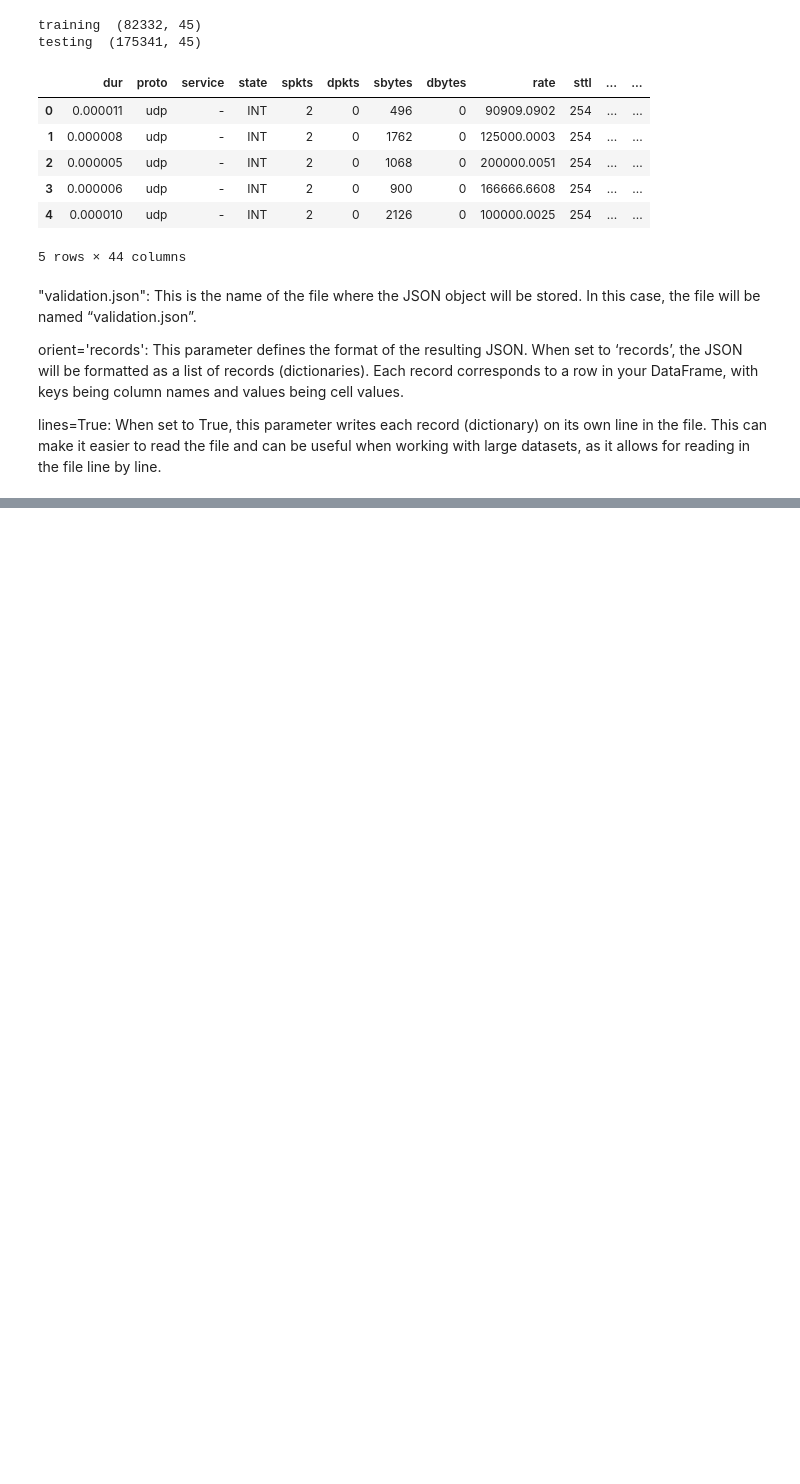
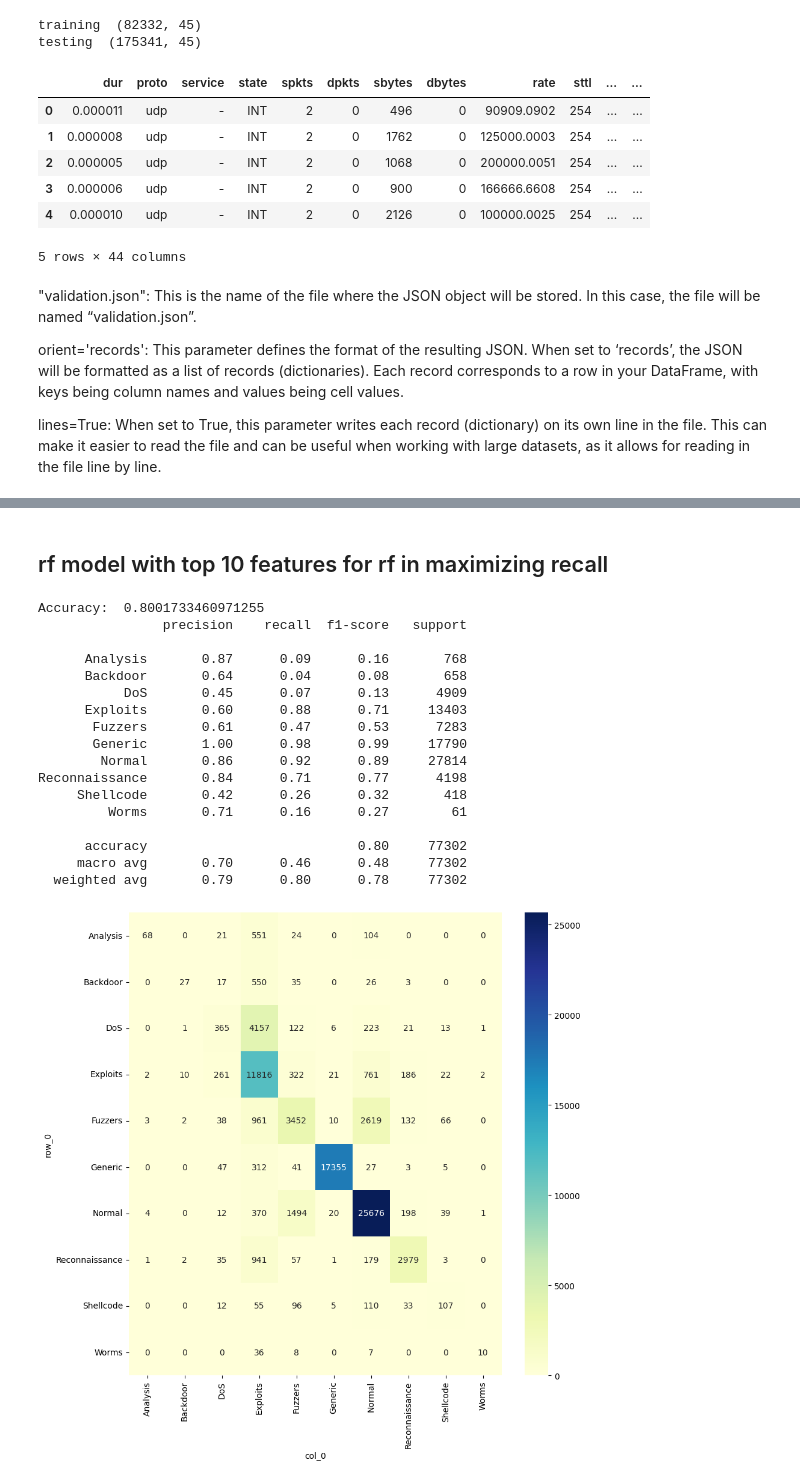
Before and after one commit to Abugahh/Detecting-Networks-Anomaly-using-ML, a Jupyter notebook: Project2.ipynb, the cells around one changed output, grey strips where cells are left out. Saved outputs shown, nothing was run; the diff lists cells and outputs as text; code cells hidden in the pictures; blank space fills up the shorter version.

```diff
--- a/Project2.ipynb
+++ b/Project2.ipynb
@@ -68,0 +154,9 @@ lines=True: When set to True, this parameter writes each record (dictionary) on
+# %%
+rf_best = grid_search.best_estimator_
+feature_imp = pd.DataFrame({'Name':X.columns, 'Importance':rf_best.feature_importances_})
+
+#The importance score is a measure of how much a feature contributes to the prediction of the target variable. The code then sorts the DataFrame by the importance score in descending order and resets the index.
+
+feature_imp = feature_imp.sort_values('Importance',ascending=False).reset_index(drop=True)
+
+feature_imp[:10].style.background_gradient()
@@ -68,0 +189,49 @@ lines=True: When set to True, this parameter writes each record (dictionary) on
+# %% [markdown]
+## rf model with top 10 features for rf in maximizing recall
+# %%
+from sklearn.metrics import classification_report
+import seaborn as sns
+
+top10= feature_imp.Name[:10].tolist()
+
+X = df.loc[:, df.columns.isin(top10)]
+
+y = df['attack_cat'].values
+
+X_train, X_test, y_train, y_test = train_test_split(X, y, test_size=0.3, random_state=11)
+
+rf = RandomForestClassifier(random_state=11,min_samples_leaf= 1, min_samples_split= 5, n_estimators= 100)
+
+rf.fit(X_train, y_train)
+
+y_pred = rf.predict(X_test)
+
+acc = accuracy_score(y_test, y_pred)
+print("Accuracy: ", acc)
+
+report = classification_report(y_test, y_pred)
+print(report)
+
+cross = pd.crosstab(y_test,  y_pred)
+plt.figure(figsize=(10, 10))
+sns.heatmap(cross, annot=True,fmt='d', cmap="YlGnBu")
+plt.show()
+# %% [output]
+Accuracy:  0.8001733460971255
+                precision    recall  f1-score   support
+
+      Analysis       0.87      0.09      0.16       768
+      Backdoor       0.64      0.04      0.08       658
+           DoS       0.45      0.07      0.13      4909
+      Exploits       0.60      0.88      0.71     13403
+       Fuzzers       0.61      0.47      0.53      7283
+       Generic       1.00      0.98      0.99     17790
+        Normal       0.86      0.92      0.89     27814
+Reconnaissance       0.84      0.71      0.77      4198
+     Shellcode       0.42      0.26      0.32       418
+         Worms       0.71      0.16      0.27        61
+
+      accuracy                           0.80     77302
+     macro avg       0.70      0.46      0.48     77302
+  weighted avg       0.79      0.80      0.78     77302
+[figure, added]
```
Also changed, not shown: parts of 10 cells of this notebook, 1 other file.
